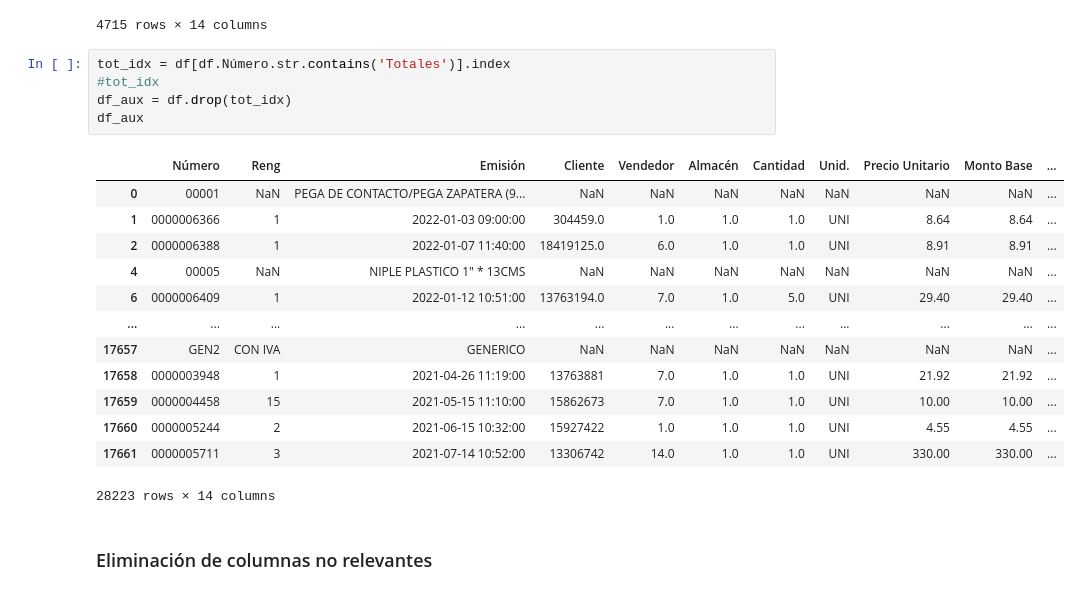
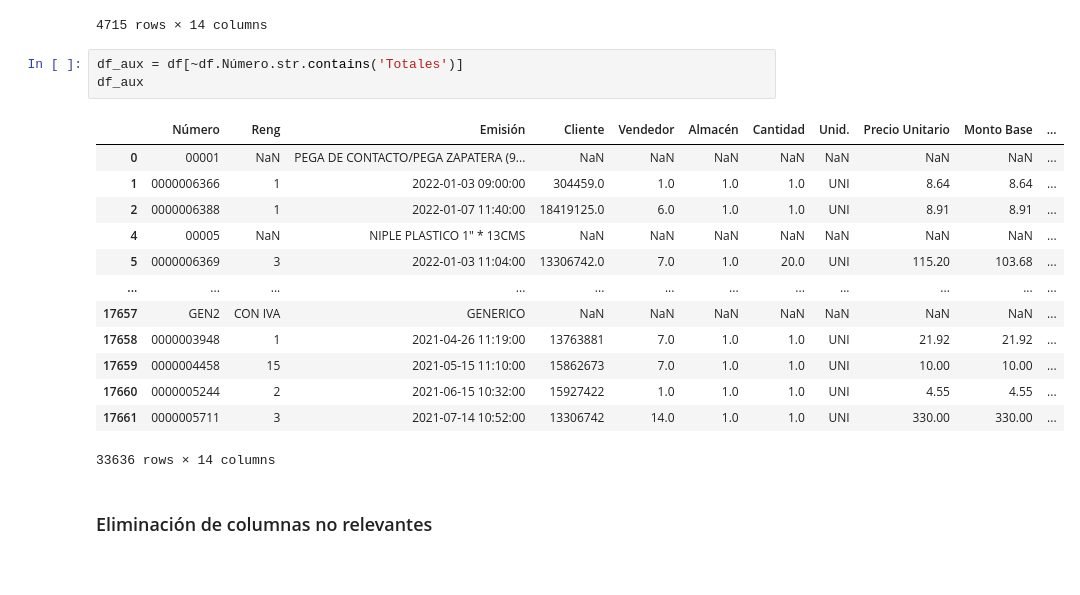
Before and after one commit to dchaconoca/proyecto-ventas, a Jupyter notebook: NB1_analisis_ventas.ipynb, the cells around one changed output. Cells and saved outputs as stored; diff of their text form.

```diff
--- a/NB1_analisis_ventas.ipynb
+++ b/NB1_analisis_ventas.ipynb
@@ -166,24 +166,22 @@ df[df.Número.str.contains('Totales')]
 | 17663 | Totales: | 62450.15 | 286484.4 | 15854.89 | 0.17 | 302339.46 | NaN | NaN | NaN | NaN | ... |
 4715 rows × 14 columns
 # %%
-tot_idx = df[df.Número.str.contains('Totales')].index
-#tot_idx
-df_aux = df.drop(tot_idx)
+df_aux = df[~df.Número.str.contains('Totales')]
 df_aux
 # %% [output]
 |  | Número | Reng | Emisión | Cliente | Vendedor | Almacén | Cantidad | Unid. | Precio Unitario | Monto Base | ... |
 | 0 | 00001 | NaN | PEGA DE CONTACTO/PEGA ZAPATERA (9... | NaN | NaN | NaN | NaN | NaN | NaN | NaN | ... |
 | 1 | 0000006366 | 1 | 2022-01-03 09:00:00 | 304459.0 | 1.0 | 1.0 | 1.0 | UNI | 8.64 | 8.64 | ... |
 | 2 | 0000006388 | 1 | 2022-01-07 11:40:00 | 18419125.0 | 6.0 | 1.0 | 1.0 | UNI | 8.91 | 8.91 | ... |
 | 4 | 00005 | NaN | NIPLE PLASTICO 1" * 13CMS | NaN | NaN | NaN | NaN | NaN | NaN | NaN | ... |
-| 6 | 0000006409 | 1 | 2022-01-12 10:51:00 | 13763194.0 | 7.0 | 1.0 | 5.0 | UNI | 29.40 | 29.40 | ... |
+| 5 | 0000006369 | 3 | 2022-01-03 11:04:00 | 13306742.0 | 7.0 | 1.0 | 20.0 | UNI | 115.20 | 103.68 | ... |
 | ... | ... | ... | ... | ... | ... | ... | ... | ... | ... | ... | ... |
 | 17657 | GEN2 | CON IVA | GENERICO | NaN | NaN | NaN | NaN | NaN | NaN | NaN | ... |
 | 17658 | 0000003948 | 1 | 2021-04-26 11:19:00 | 13763881 | 7.0 | 1.0 | 1.0 | UNI | 21.92 | 21.92 | ... |
 | 17659 | 0000004458 | 15 | 2021-05-15 11:10:00 | 15862673 | 7.0 | 1.0 | 1.0 | UNI | 10.00 | 10.00 | ... |
 | 17660 | 0000005244 | 2 | 2021-06-15 10:32:00 | 15927422 | 1.0 | 1.0 | 1.0 | UNI | 4.55 | 4.55 | ... |
 | 17661 | 0000005711 | 3 | 2021-07-14 10:52:00 | 13306742 | 14.0 | 1.0 | 1.0 | UNI | 330.00 | 330.00 | ... |
-28223 rows × 14 columns
+33636 rows × 14 columns
 # %% [markdown]
 ### Eliminación de columnas no relevantes
 # %%
```
Also changed, not shown: parts of 58 cells of this notebook, 8 other files.
